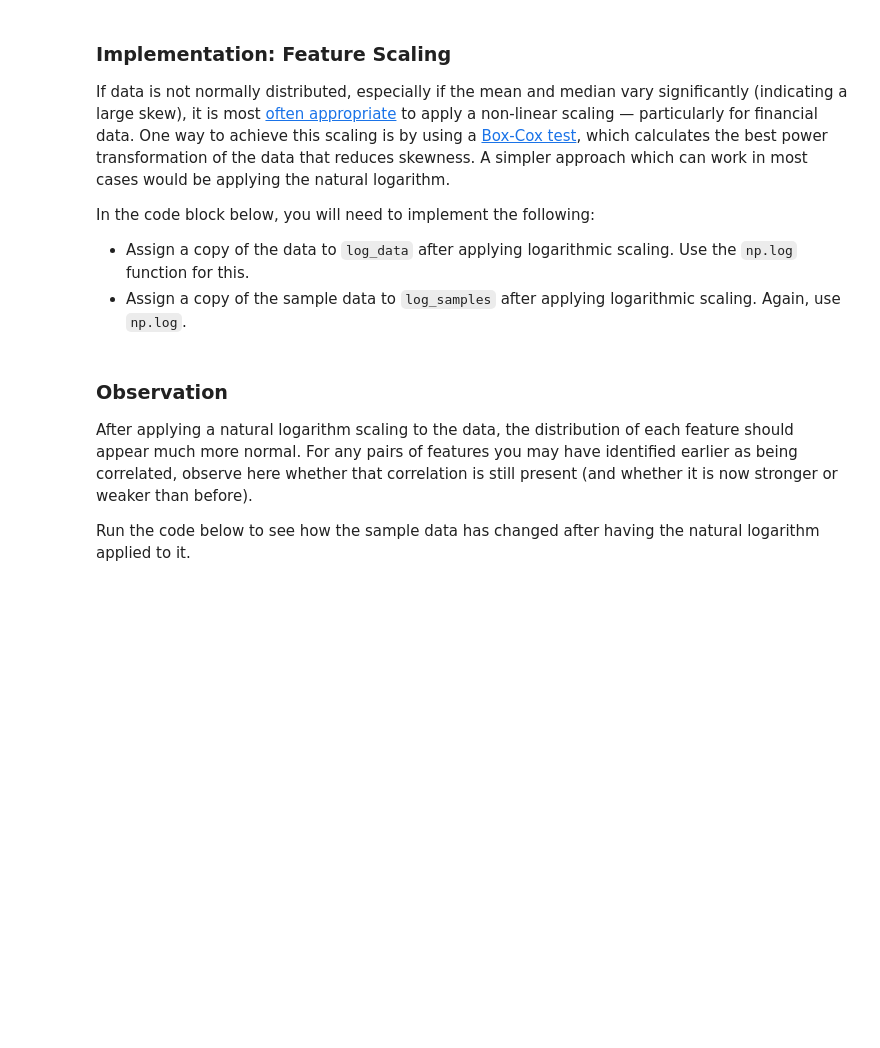
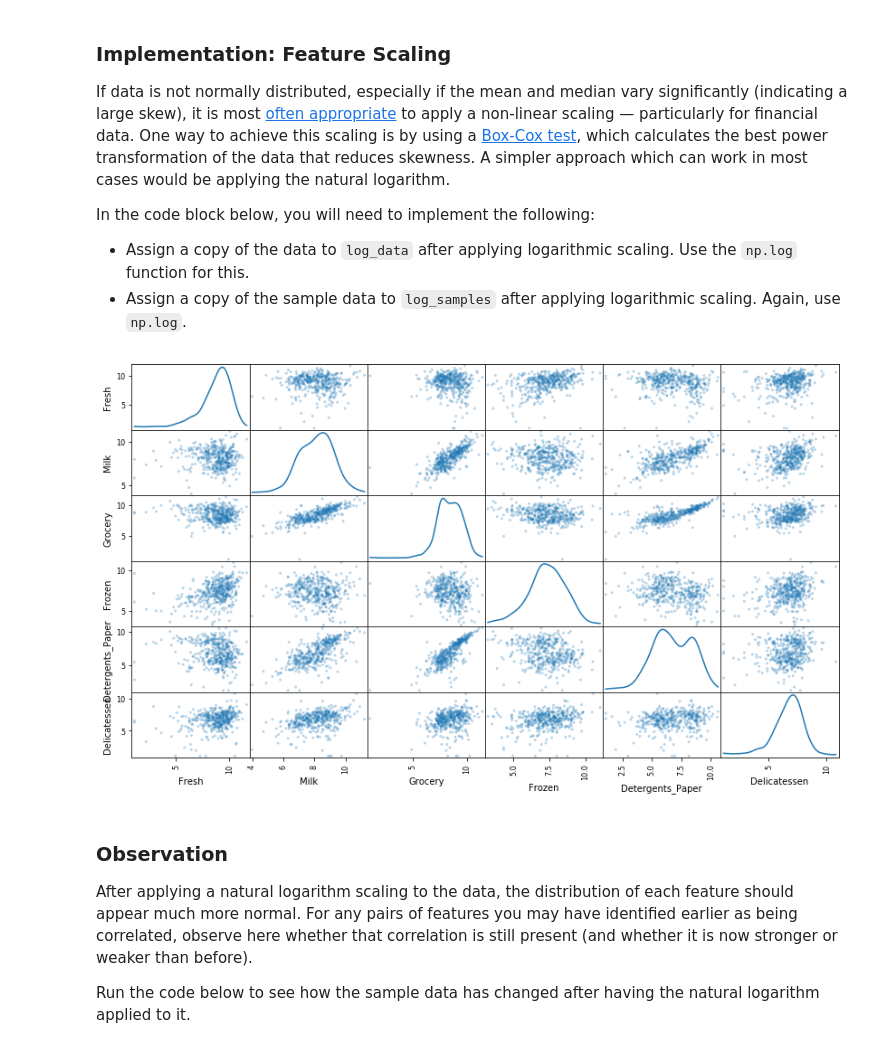
Before and after one commit to blcooley/machine-learning, a Jupyter notebook: projects/customer_segments/customer_segments.ipynb, the cells around one changed output. Cells and saved outputs as stored; diff of their text form; code cells hidden in the pictures; blank space fills up the shorter version.

```diff
--- a/projects/customer_segments/customer_segments.ipynb
+++ b/projects/customer_segments/customer_segments.ipynb
@@ -147,13 +147,15 @@ In the code block below, you will need to implement the following:
  - Assign a copy of the sample data to `log_samples` after applying logarithmic scaling. Again, use `np.log`.
 # %%
 # TODO: Scale the data using the natural logarithm
-log_data = None
+log_data = data.apply(np.log)
 
 # TODO: Scale the sample data using the natural logarithm
-log_samples = None
+log_samples = samples.apply(np.log)
 
 # Produce a scatter matrix for each pair of newly-transformed features
 pd.scatter_matrix(log_data, alpha = 0.3, figsize = (14,8), diagonal = 'kde');
+# %% [output]
+[figure, added]
 # %% [markdown]
 ### Observation
 After applying a natural logarithm scaling to the data, the distribution of each feature should appear much more normal. For any pairs of features you may have identified earlier as being correlated, observe here whether that correlation is still present (and whether it is now stronger or weaker than before).
```
Also changed, not shown: parts of 11 cells of this notebook.
